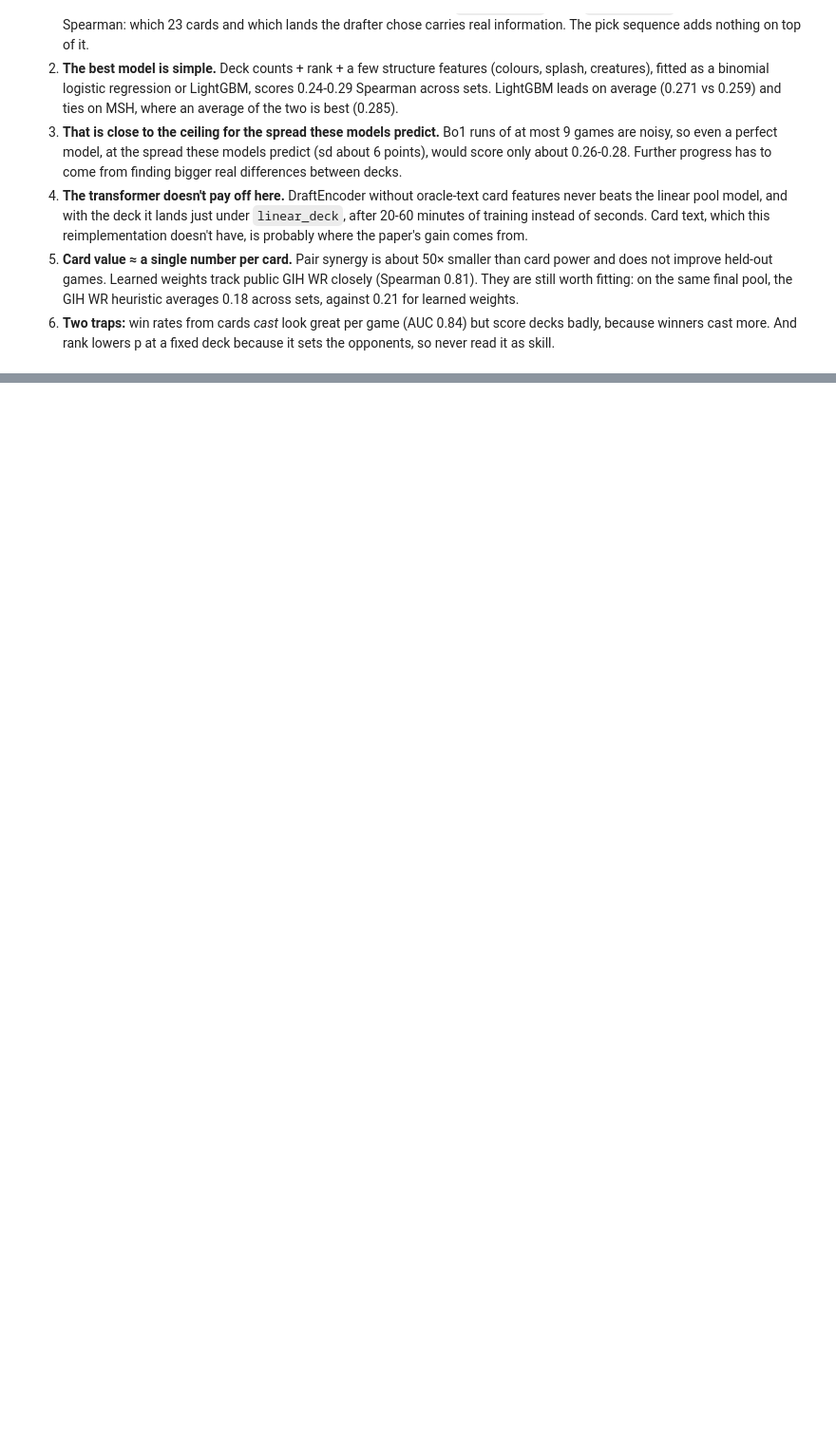
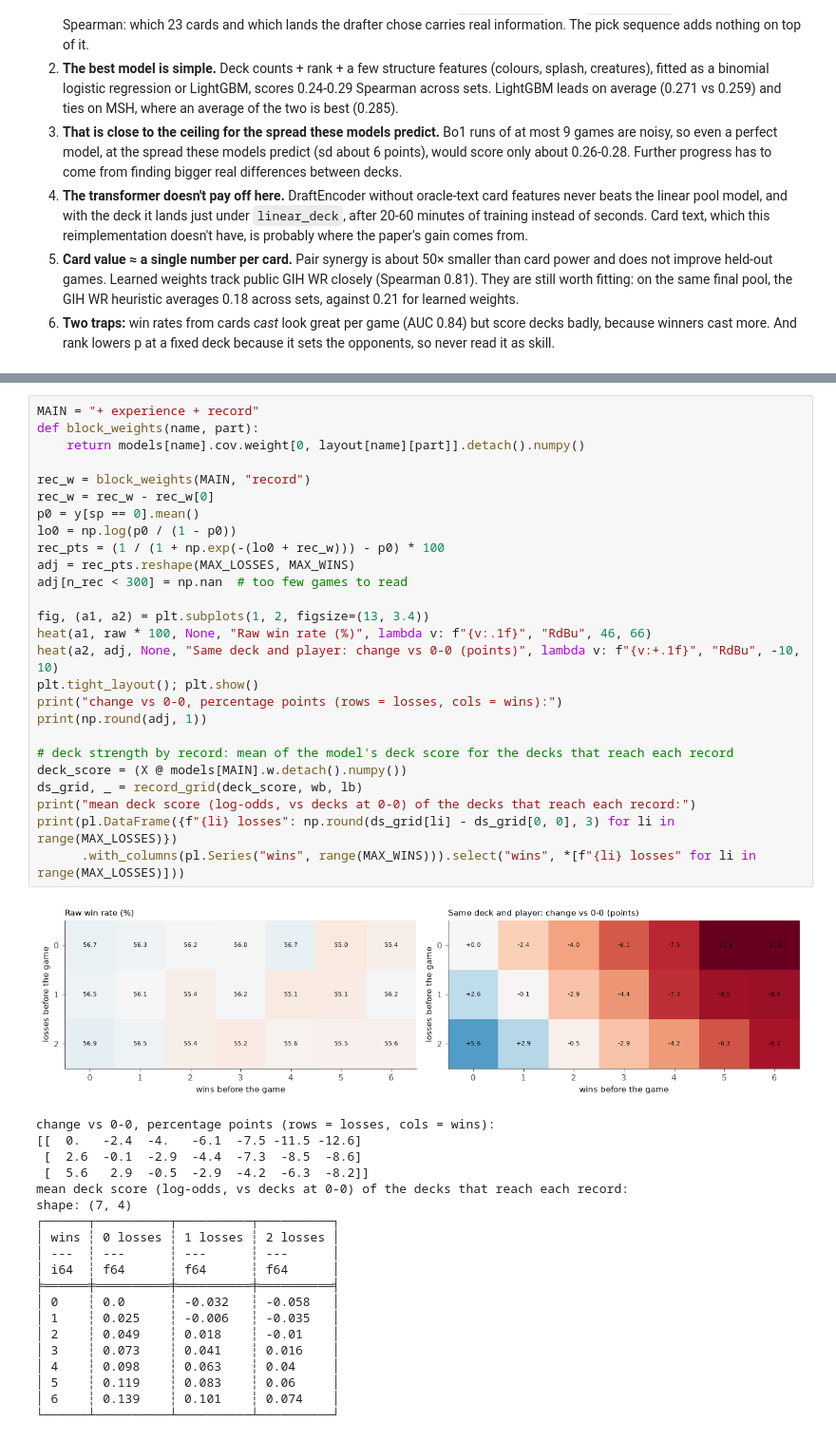
Before and after one commit to zscore/mtg-open-lane, a Jupyter notebook: notebooks/decks.ipynb, the cells around one changed output, grey strips where cells are left out. Shown at 95% size. Cells and saved outputs as stored; diff of their text form; blank space fills up the shorter version.

```diff
--- a/notebooks/deckstrength.ipynb
+++ b/notebooks/decks.ipynb
@@ -744,0 +1012,47 @@ mean over sets: {'GIH WR heuristic (pool)': 0.183, 'linear_pool': 0.2119, 'linea
+# %%
+MAIN = "+ experience + record"
+def block_weights(name, part):
+    return models[name].cov.weight[0, layout[name][part]].detach().numpy()
+
+rec_w = block_weights(MAIN, "record")
+rec_w = rec_w - rec_w[0]
+p0 = y[sp == 0].mean()
+lo0 = np.log(p0 / (1 - p0))
+rec_pts = (1 / (1 + np.exp(-(lo0 + rec_w))) - p0) * 100
+adj = rec_pts.reshape(MAX_LOSSES, MAX_WINS)
+adj[n_rec < 300] = np.nan  # too few games to read
+
+fig, (a1, a2) = plt.subplots(1, 2, figsize=(13, 3.4))
+heat(a1, raw * 100, None, "Raw win rate (%)", lambda v: f"{v:.1f}", "RdBu", 46, 66)
+heat(a2, adj, None, "Same deck and player: change vs 0-0 (points)", lambda v: f"{v:+.1f}", "RdBu", -10, 10)
+plt.tight_layout(); plt.show()
+print("change vs 0-0, percentage points (rows = losses, cols = wins):")
+print(np.round(adj, 1))
+
+# deck strength by record: mean of the model's deck score for the decks that reach each record
+deck_score = (X @ models[MAIN].w.detach().numpy())
+ds_grid, _ = record_grid(deck_score, wb, lb)
+print("mean deck score (log-odds, vs decks at 0-0) of the decks that reach each record:")
+print(pl.DataFrame({f"{li} losses": np.round(ds_grid[li] - ds_grid[0, 0], 3) for li in range(MAX_LOSSES)})
+      .with_columns(pl.Series("wins", range(MAX_WINS))).select("wins", *[f"{li} losses" for li in range(MAX_LOSSES)]))
+# %% [output]
+[figure, added]
+change vs 0-0, percentage points (rows = losses, cols = wins):
+[[  0.   -2.4  -4.   -6.1  -7.5 -11.5 -12.6]
+ [  2.6  -0.1  -2.9  -4.4  -7.3  -8.5  -8.6]
+ [  5.6   2.9  -0.5  -2.9  -4.2  -6.3  -8.2]]
+mean deck score (log-odds, vs decks at 0-0) of the decks that reach each record:
+shape: (7, 4)
+┌──────┬──────────┬──────────┬──────────┐
+│ wins ┆ 0 losses ┆ 1 losses ┆ 2 losses │
+│ ---  ┆ ---      ┆ ---      ┆ ---      │
+│ i64  ┆ f64      ┆ f64      ┆ f64      │
+╞══════╪══════════╪══════════╪══════════╡
+│ 0    ┆ 0.0      ┆ -0.032   ┆ -0.058   │
+│ 1    ┆ 0.025    ┆ -0.006   ┆ -0.035   │
+│ 2    ┆ 0.049    ┆ 0.018    ┆ -0.01    │
+│ 3    ┆ 0.073    ┆ 0.041    ┆ 0.016    │
+│ 4    ┆ 0.098    ┆ 0.063    ┆ 0.04     │
+│ 5    ┆ 0.119    ┆ 0.083    ┆ 0.06     │
+│ 6    ┆ 0.139    ┆ 0.101    ┆ 0.074    │
+└──────┴──────────┴──────────┴──────────┘
```
Also changed, not shown: parts of 31 cells of this notebook, 10 other files.
